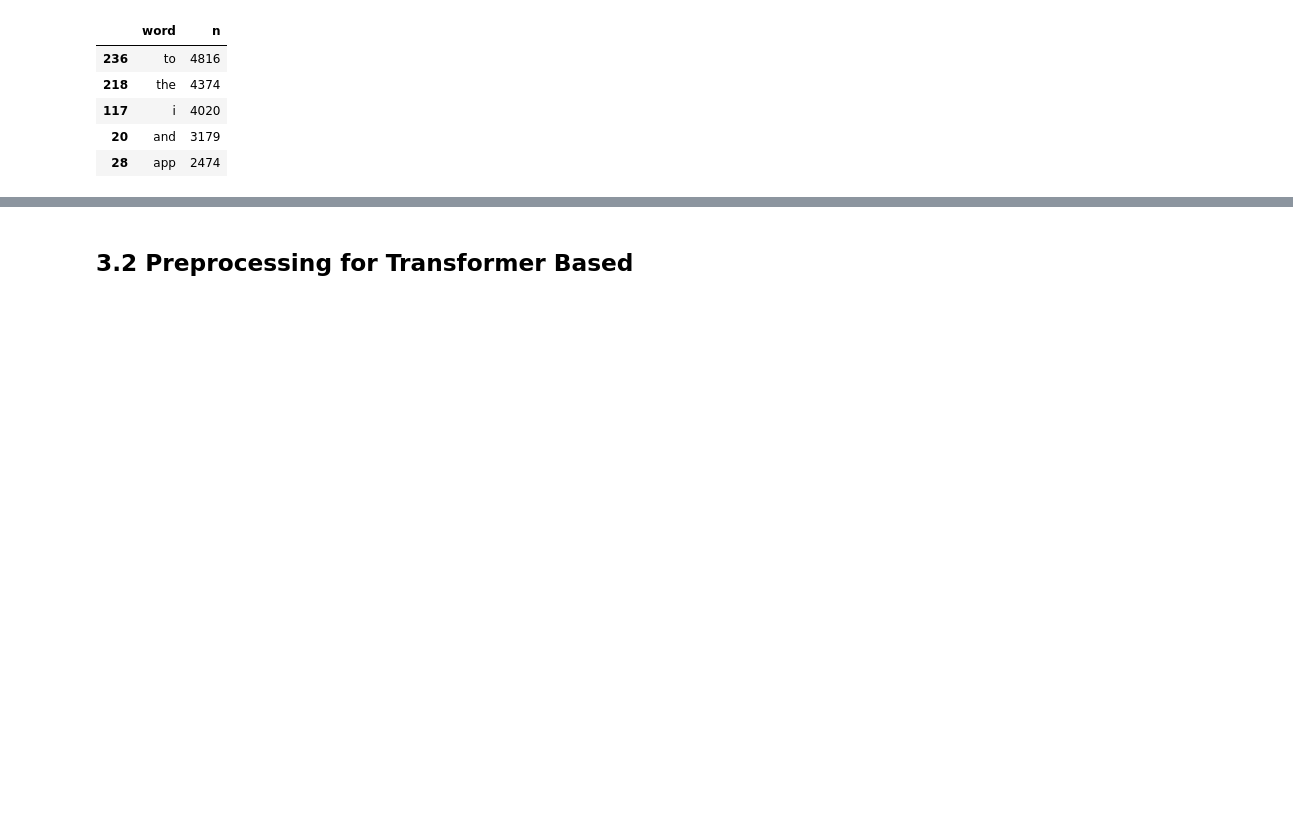
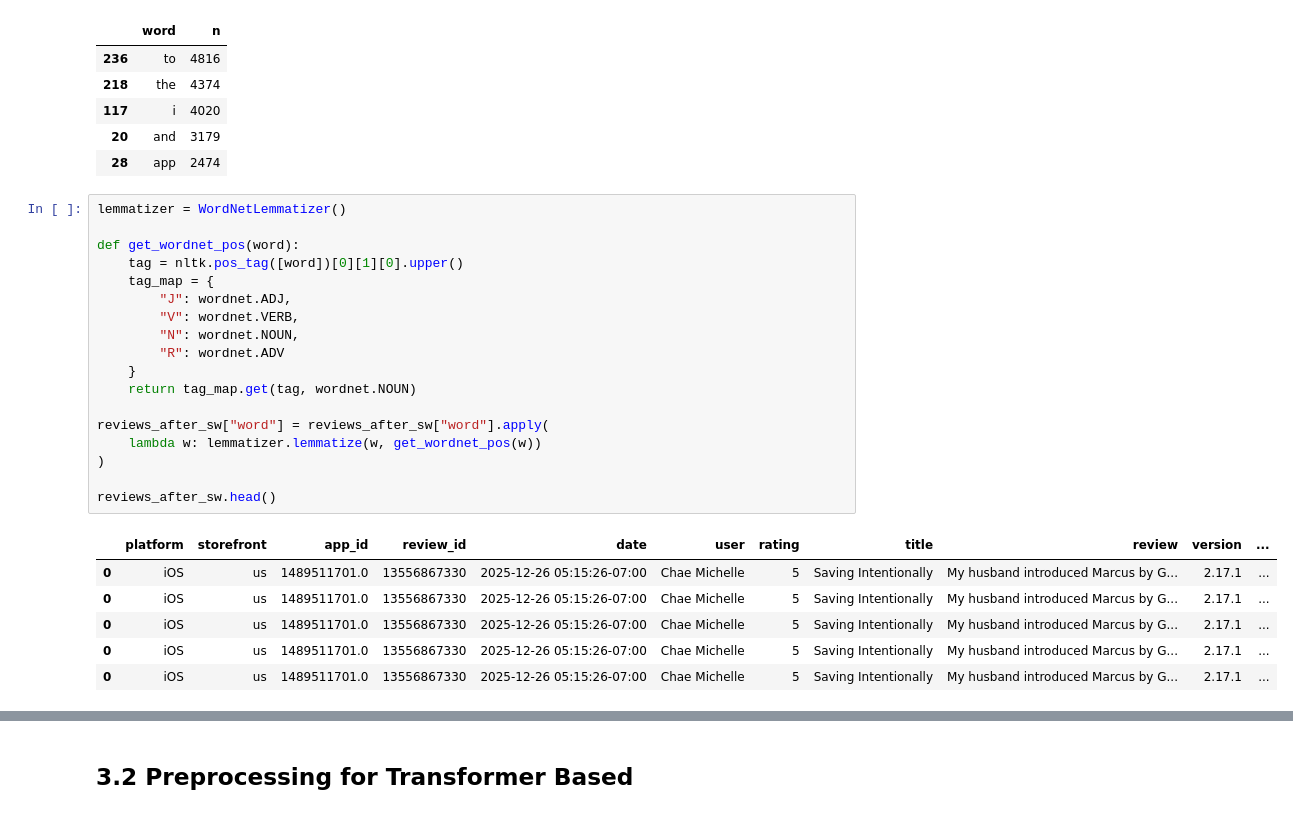
Before and after one commit to dpchi12/sentiment-analysis-for-banks-mobile-app-review, a Jupyter notebook: Model (old data)/old_preprocessing.ipynb, the cells around one changed output, grey strips where cells are left out. Drawn from its saved outputs; the diff is of its cells as text; blank space fills up the shorter version.

```diff
--- a/Model (old data)/old_preprocessing.ipynb
+++ b/Model (old data)/old_preprocessing.ipynb
@@ -440,3 +454,28 @@ removed_words.head()
 | 117 | i | 4020 |
 | 20 | and | 3179 |
 | 28 | app | 2474 |
+# %%
+lemmatizer = WordNetLemmatizer()
+
+def get_wordnet_pos(word):
+    tag = nltk.pos_tag([word])[0][1][0].upper()
+    tag_map = {
+        "J": wordnet.ADJ,
+        "V": wordnet.VERB,
+        "N": wordnet.NOUN,
+        "R": wordnet.ADV
+    }
+    return tag_map.get(tag, wordnet.NOUN)
+
+reviews_after_sw["word"] = reviews_after_sw["word"].apply(
+    lambda w: lemmatizer.lemmatize(w, get_wordnet_pos(w))
+)
+
+reviews_after_sw.head()
+# %% [output]
+|  | platform | storefront | app_id | review_id | date | user | rating | title | review | version | ... |
+| 0 | iOS | us | 1489511701.0 | 13556867330 | 2025-12-26 05:15:26-07:00 | Chae Michelle | 5 | Saving Intentionally | My husband introduced Marcus by G... | 2.17.1 | ... |
+| 0 | iOS | us | 1489511701.0 | 13556867330 | 2025-12-26 05:15:26-07:00 | Chae Michelle | 5 | Saving Intentionally | My husband introduced Marcus by G... | 2.17.1 | ... |
+| 0 | iOS | us | 1489511701.0 | 13556867330 | 2025-12-26 05:15:26-07:00 | Chae Michelle | 5 | Saving Intentionally | My husband introduced Marcus by G... | 2.17.1 | ... |
+| 0 | iOS | us | 1489511701.0 | 13556867330 | 2025-12-26 05:15:26-07:00 | Chae Michelle | 5 | Saving Intentionally | My husband introduced Marcus by G... | 2.17.1 | ... |
+| 0 | iOS | us | 1489511701.0 | 13556867330 | 2025-12-26 05:15:26-07:00 | Chae Michelle | 5 | Saving Intentionally | My husband introduced Marcus by G... | 2.17.1 | ... |
```
Also changed, not shown: parts of 5 cells of this notebook, 1 other file.
